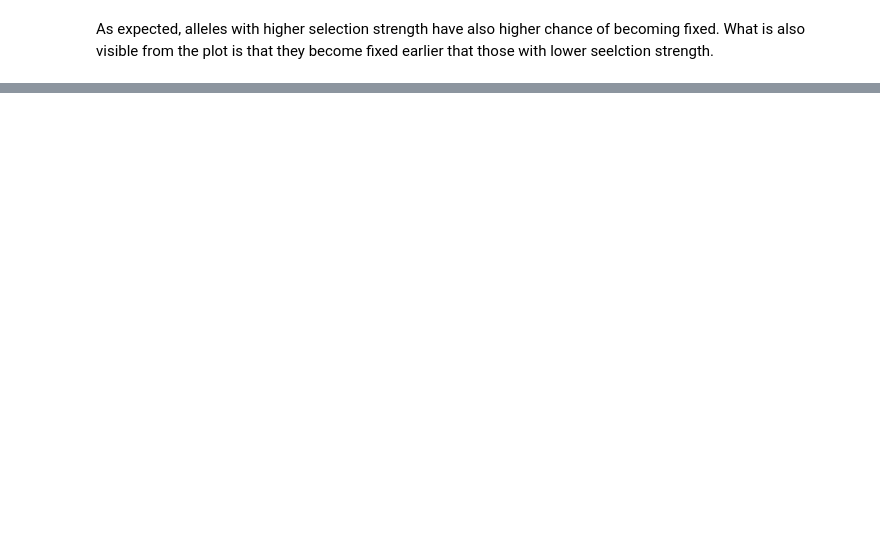
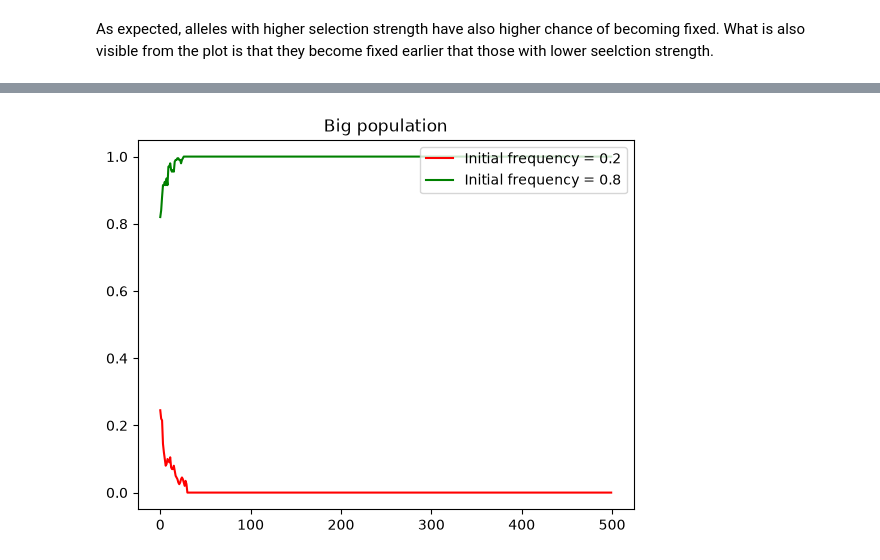
Before and after one commit to Tianna21/MathGene, a Jupyter notebook: MathGene.ipynb, the cells around one changed output, grey strips where cells are left out. Cells and saved outputs as stored; diff of their text form; code cells hidden in the pictures; blank space fills up the shorter version.

```diff
--- a/MathGene.ipynb
+++ b/MathGene.ipynb
@@ -243,0 +285,13 @@ As expected, alleles with higher selection strength have also higher chance of b
+# %%
+#Testing the model with big population and different initial frequencies
+test1 = simulate_population(population_size=population_size,initial_frequency=0.2)
+plt.plot(test1, label=f"Initial frequency = 0.2", c='r')
+
+test1 = simulate_population(population_size=population_size,initial_frequency=0.8)
+plt.plot(test1, label=f"Initial frequency = 0.8", c='g')
+
+plt.title("Big population")
+plt.legend(loc="upper right")
+plt.show()
+# %% [output]
+[figure, added]
```
Also changed, not shown: parts of 13 cells of this notebook.
